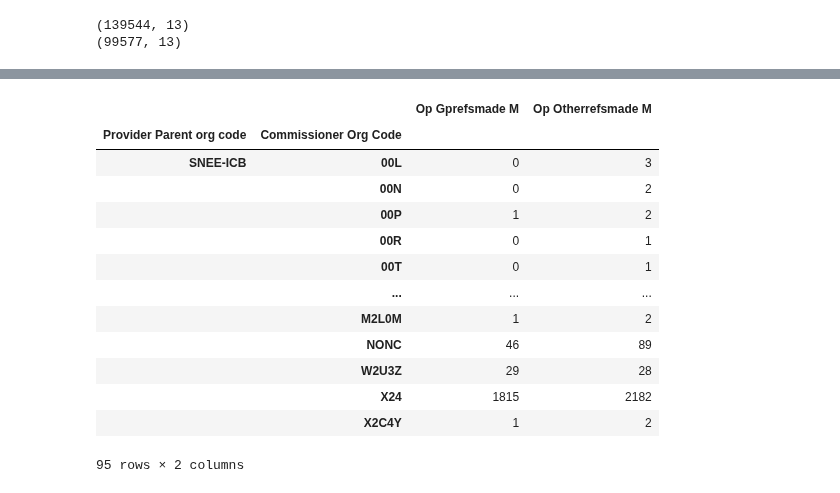
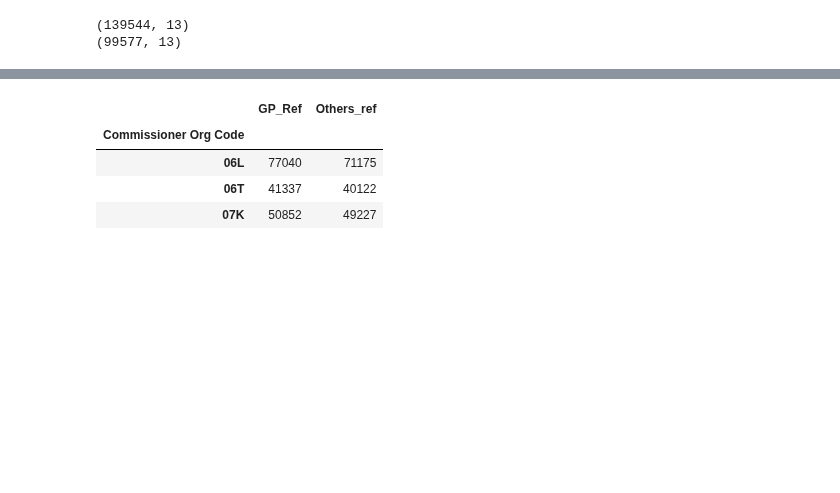
Before and after one commit to SNEE-ICS/PrimaryCareDemandAndCapacity, a Jupyter notebook: notebooks/1d_ReferralRate.ipynb, the cells around one changed output, grey strips where cells are left out. Cells and saved outputs as stored; diff of their text form; code cells hidden in the pictures; blank space fills up the shorter version.

```diff
--- a/notebooks/1d_ReferralRate.ipynb
+++ b/notebooks/1d_ReferralRate.ipynb
@@ -129,18 +100,0 @@ snee_referrals
-# %%
-snee_referrals = snee_referrals.groupby(['Provider Parent org code','Commissioner Org Code']).sum()
-snee_referrals
-# %% [output]
-|  |  | Op Gprefsmade M | Op Otherrefsmade M |
-| Provider Parent org code | Commissioner Org Code |  |  |
-| SNEE-ICB | 00L | 0 | 3 |
-|  | 00N | 0 | 2 |
-|  | 00P | 1 | 2 |
-|  | 00R | 0 | 1 |
-|  | 00T | 0 | 1 |
-|  | ... | ... | ... |
-|  | M2L0M | 1 | 2 |
-|  | NONC | 46 | 89 |
-|  | W2U3Z | 29 | 28 |
-|  | X24 | 1815 | 2182 |
-|  | X2C4Y | 1 | 2 |
-95 rows × 2 columns
@@ -148,0 +101,9 @@ snee_referrals
+# %%
+snee_referrals_groupby = snee_referrals.rename(columns={'Op Gprefsmade M':'GP_Ref', 'Op Otherrefsmade M':'Others_ref'}).groupby(['Commissioner Org Code']).sum()
+snee_referrals_groupby
+# %% [output]
+|  | GP_Ref | Others_ref |
+| Commissioner Org Code |  |  |
+| 06L | 77040 | 71175 |
+| 06T | 41337 | 40122 |
+| 07K | 50852 | 49227 |
```
Also changed, not shown: parts of 21 cells of this notebook.
